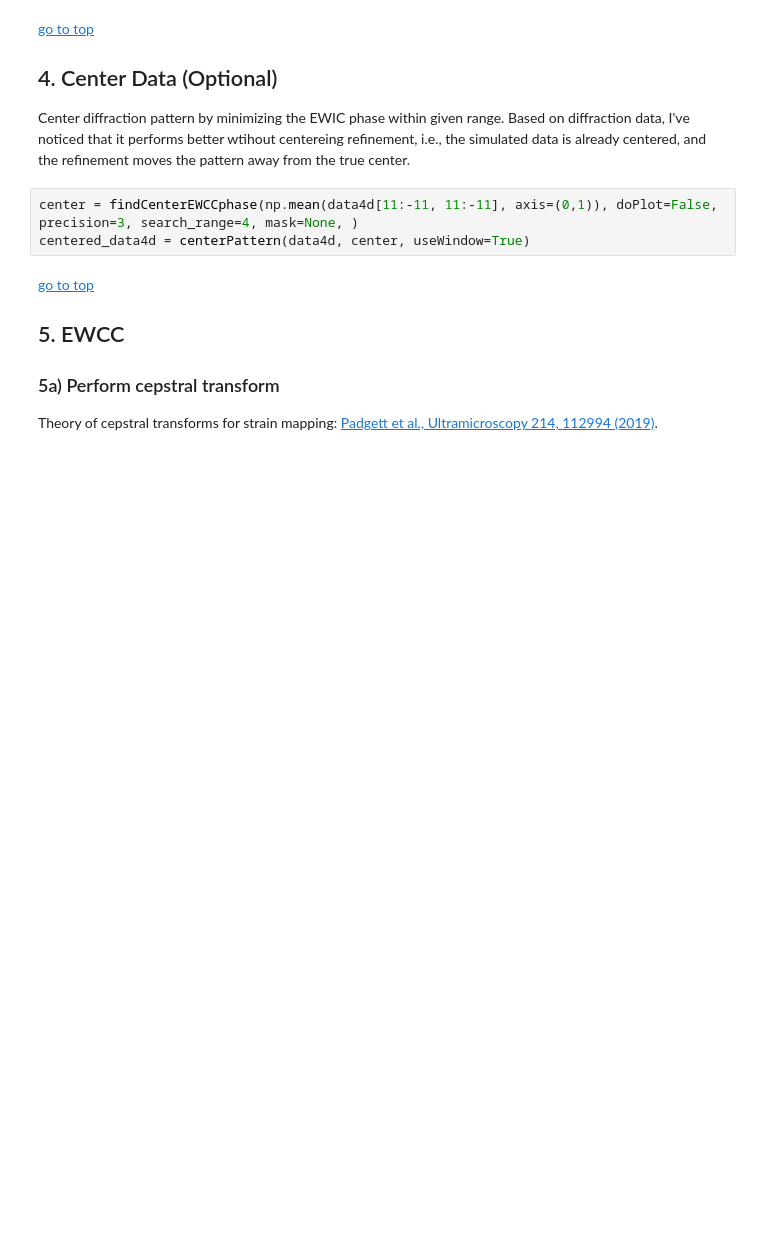
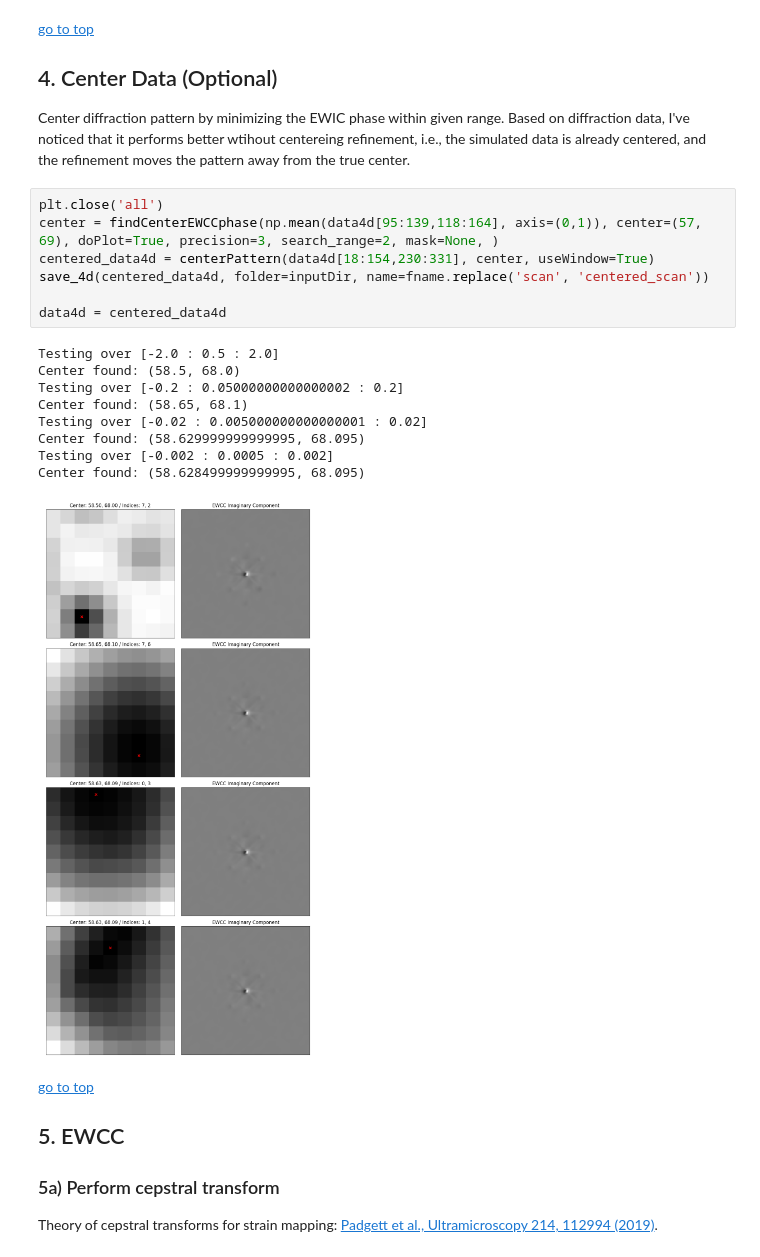
Before and after one commit to mlz-EM/EWCC, a Jupyter notebook: EWCC_example.ipynb, the cells around one changed output. Drawn from its saved outputs; the diff is of its cells as text; blank space fills up the shorter version.

```diff
--- a/EWCC_example.ipynb
+++ b/EWCC_example.ipynb
@@ -86,8 +78,22 @@ disp_haadf(data4d,[r0,r1])
 Center diffraction pattern by minimizing the EWIC phase within given range.
 Based on diffraction data, I've noticed that it performs better wtihout centereing refinement, i.e., the simulated data is already centered, and the refinement moves the pattern away from the true center.
 # %%
-center = findCenterEWCCphase(np.mean(data4d[11:-11, 11:-11], axis=(0,1)), doPlot=False, precision=3, search_range=4, mask=None, )
-centered_data4d = centerPattern(data4d, center, useWindow=True)
+plt.close('all')
+center = findCenterEWCCphase(np.mean(data4d[95:139,118:164], axis=(0,1)), center=(57, 69), doPlot=True, precision=3, search_range=2, mask=None, )
+centered_data4d = centerPattern(data4d[18:154,230:331], center, useWindow=True)
+save_4d(centered_data4d, folder=inputDir, name=fname.replace('scan', 'centered_scan'))
+
+data4d = centered_data4d
+# %% [output]
+Testing over [-2.0 : 0.5 : 2.0]
+Center found: (58.5, 68.0)
+Testing over [-0.2 : 0.05000000000000002 : 0.2]
+Center found: (58.65, 68.1)
+Testing over [-0.02 : 0.005000000000000001 : 0.02]
+Center found: (58.629999999999995, 68.095)
+Testing over [-0.002 : 0.0005 : 0.002]
+Center found: (58.628499999999995, 68.095)
+[figure, added]
 # %% [markdown]
 [go to top](#toc)
 ## 5. EWCC<a name="EWCC"/>
```
Also changed, not shown: parts of 28 cells of this notebook, 1 other file.
